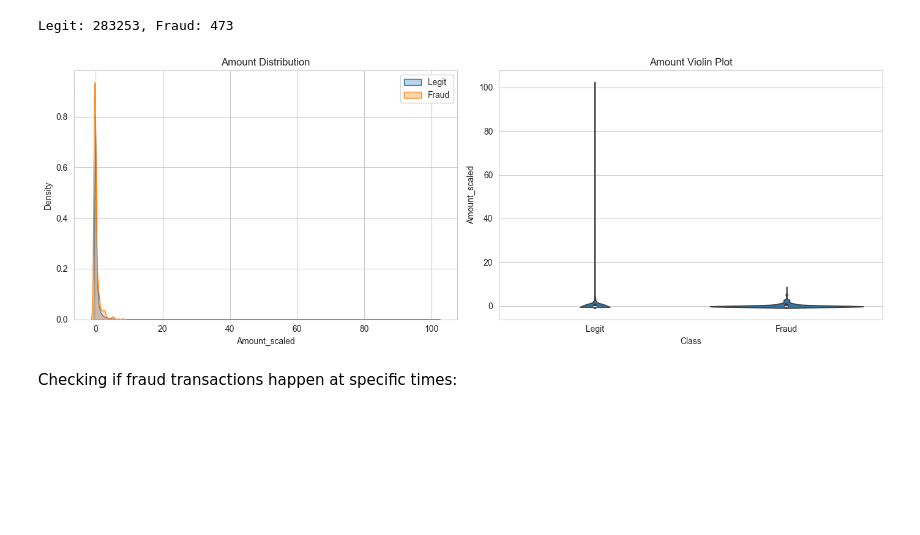
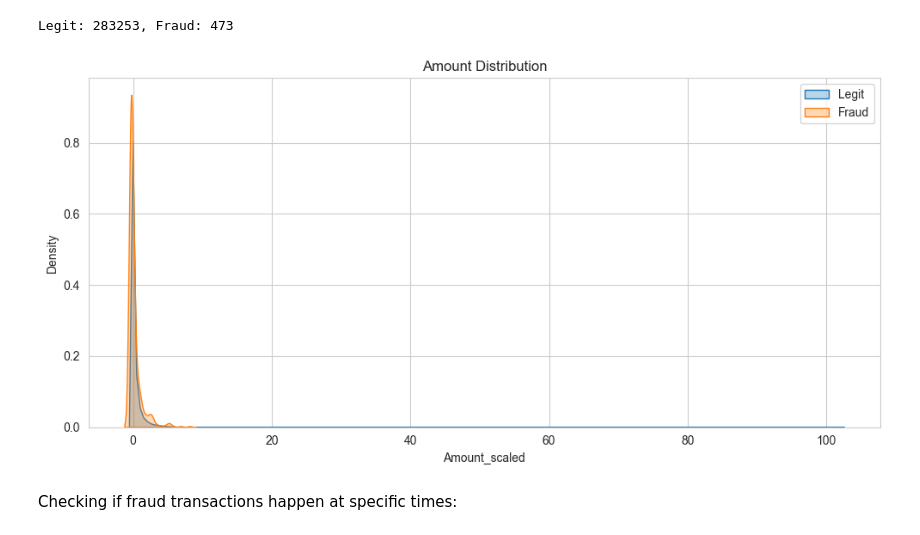
Before and after one commit to anonyks/fraud-detection-ds, a Jupyter notebook: credit_card_fraud_detection.ipynb, the cells around one changed output. Cells and saved outputs as stored; diff of their text form; code cells hidden in the pictures; blank space fills up the shorter version.

```diff
--- a/credit_card_fraud_detection.ipynb
+++ b/credit_card_fraud_detection.ipynb
@@ -259,24 +207,18 @@ print(f"Legit: {len(legit)}, Fraud: {len(fraud)}")
 Legit: 283253, Fraud: 473
 # %%
 # amount distributions
-fig, axes = plt.subplots(1, 2, figsize=(14, 5))
+plt.figure(figsize=(10, 5))
 
-sns.kdeplot(legit['Amount_scaled'], label='Legit', fill=True, alpha=0.3, ax=axes[0])
-sns.kdeplot(fraud['Amount_scaled'], label='Fraud', fill=True, alpha=0.3, ax=axes[0])
-axes[0].set_title('Amount Distribution')
-axes[0].legend()
-
-# violin plot
-violin_data = df[['Amount_scaled', 'Class']].copy()
-violin_data['Class'] = violin_data['Class'].map({0: 'Legit', 1: 'Fraud'})
-sns.violinplot(x='Class', y='Amount_scaled', data=violin_data, ax=axes[1])
-axes[1].set_title('Amount Violin Plot')
+sns.kdeplot(legit['Amount_scaled'], label='Legit', fill=True, alpha=0.3)
+sns.kdeplot(fraud['Amount_scaled'], label='Fraud', fill=True, alpha=0.3)
+plt.title('Amount Distribution')
+plt.legend()
 
 plt.tight_layout()
 plt.savefig('obtained_fig/amount_distribution.png', bbox_inches='tight')
 plt.show()
 # %% [output]
-[figure, old version]
+[figure, new version]
 # %% [markdown]
 Checking if fraud transactions happen at specific times:
 # %%
```
Also changed, not shown: parts of 8 cells of this notebook, 1 other file.
